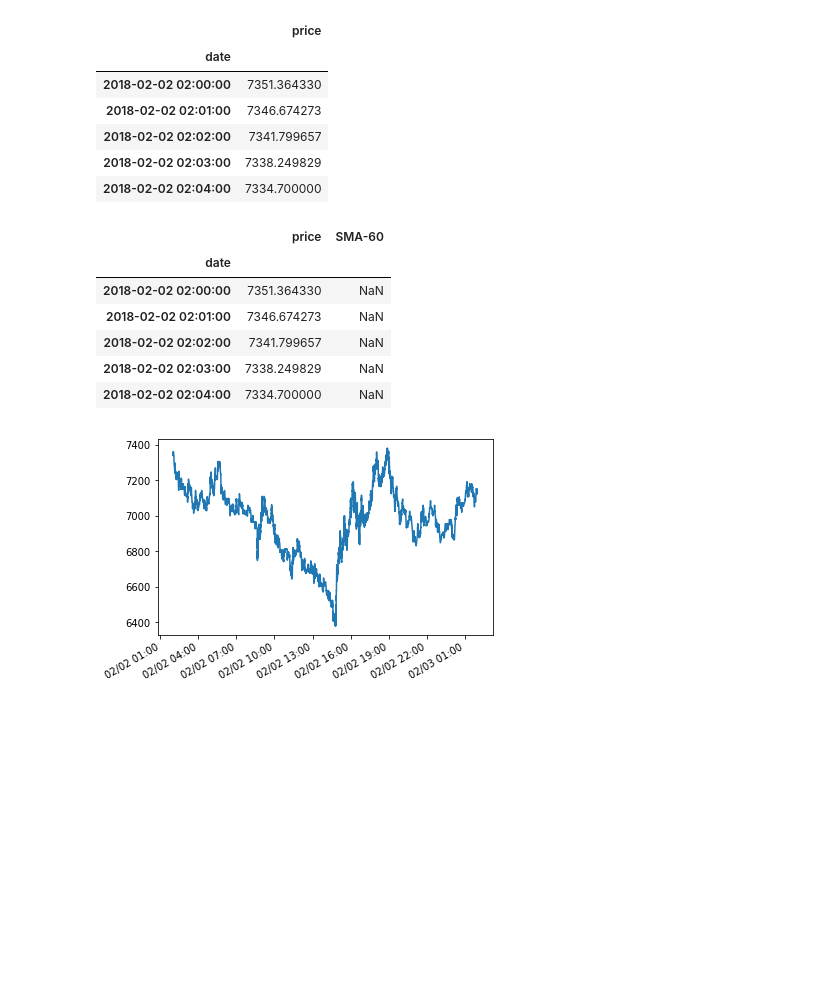
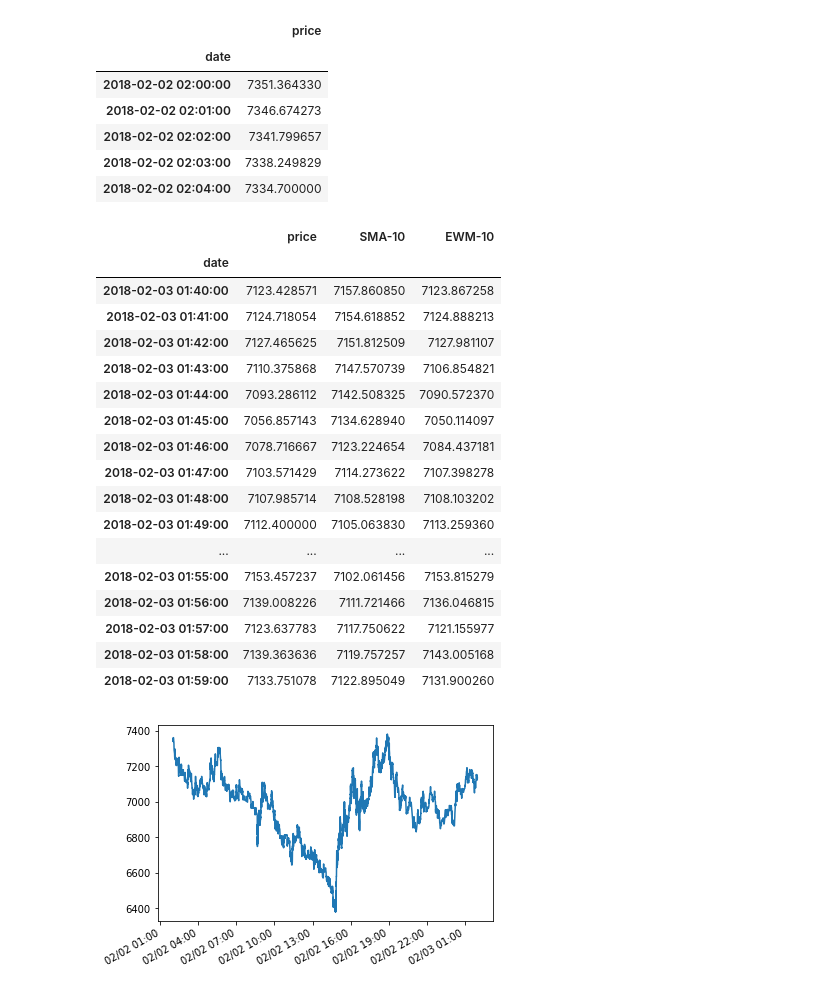
Before and after one commit to shlokKh/Crypto-Brus, a Jupyter notebook: SMANotebook.ipynb, the cells around one changed output. Saved outputs shown, nothing was run; the diff lists cells and outputs as text; code cells hidden in the pictures; blank space fills up the shorter version.

Commit message:
Exponential Weighted Mean functionality added

```diff
--- a/SMANotebook.ipynb
+++ b/SMANotebook.ipynb
@@ -32,16 +33,29 @@ trades2.head()
 | 2018-02-02 02:03:00 | 7338.249829 |
 | 2018-02-02 02:04:00 | 7334.700000 |
 # %%
-calcSMA(trades2, trades2['price'], 60)
-trades2.head()
+calcSMA(trades2, trades2['price'], 10)
+exponential_weighted_average(trades2, trades2['SMA-10'], trades2['price'], 10)
-# %% [output]
-|  | price | SMA-60 |
-| date |  |  |
-| 2018-02-02 02:00:00 | 7351.364330 | NaN |
-| 2018-02-02 02:01:00 | 7346.674273 | NaN |
-| 2018-02-02 02:02:00 | 7341.799657 | NaN |
-| 2018-02-02 02:03:00 | 7338.249829 | NaN |
-| 2018-02-02 02:04:00 | 7334.700000 | NaN |
+# %%
+trades2.tail(20)
+# %% [output]
+|  | price | SMA-10 | EWM-10 |
+| date |  |  |  |
+| 2018-02-03 01:40:00 | 7123.428571 | 7157.860850 | 7123.867258 |
+| 2018-02-03 01:41:00 | 7124.718054 | 7154.618852 | 7124.888213 |
+| 2018-02-03 01:42:00 | 7127.465625 | 7151.812509 | 7127.981107 |
+| 2018-02-03 01:43:00 | 7110.375868 | 7147.570739 | 7106.854821 |
+| 2018-02-03 01:44:00 | 7093.286112 | 7142.508325 | 7090.572370 |
+| 2018-02-03 01:45:00 | 7056.857143 | 7134.628940 | 7050.114097 |
+| 2018-02-03 01:46:00 | 7078.716667 | 7123.224654 | 7084.437181 |
+| 2018-02-03 01:47:00 | 7103.571429 | 7114.273622 | 7107.398278 |
+| 2018-02-03 01:48:00 | 7107.985714 | 7108.528198 | 7108.103202 |
+| 2018-02-03 01:49:00 | 7112.400000 | 7105.063830 | 7113.259360 |
+| ... | ... | ... | ... |
+| 2018-02-03 01:55:00 | 7153.457237 | 7102.061456 | 7153.815279 |
+| 2018-02-03 01:56:00 | 7139.008226 | 7111.721466 | 7136.046815 |
+| 2018-02-03 01:57:00 | 7123.637783 | 7117.750622 | 7121.155977 |
+| 2018-02-03 01:58:00 | 7139.363636 | 7119.757257 | 7143.005168 |
+| 2018-02-03 01:59:00 | 7133.751078 | 7122.895049 | 7131.900260 |
 # %%
 plt.plot(trades.index.values, trades['price'])
 myFmt = mdates.DateFormatter('%m/%d %H:%M');
```
Also changed, not shown: parts of 3 cells of this notebook, 1 other file.
